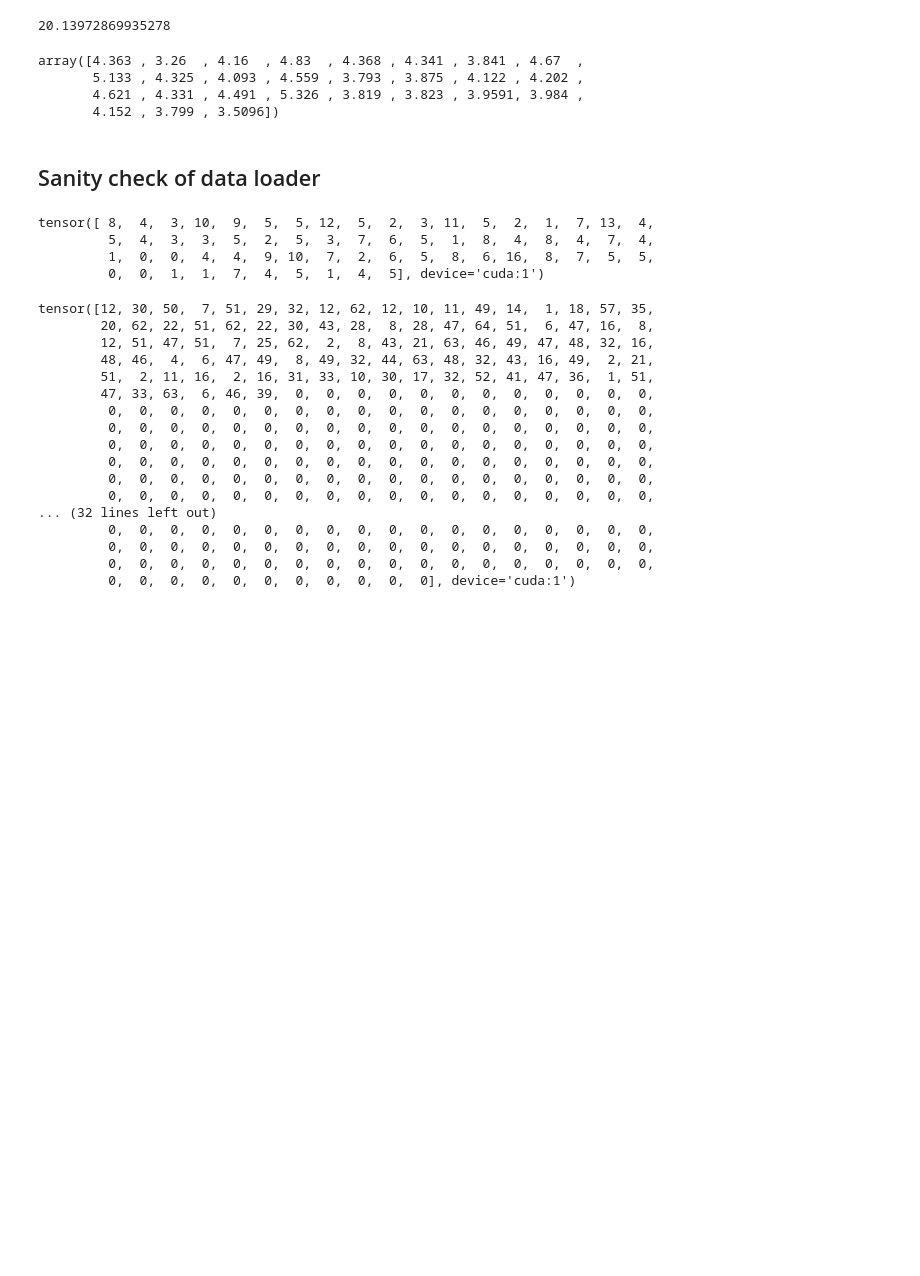
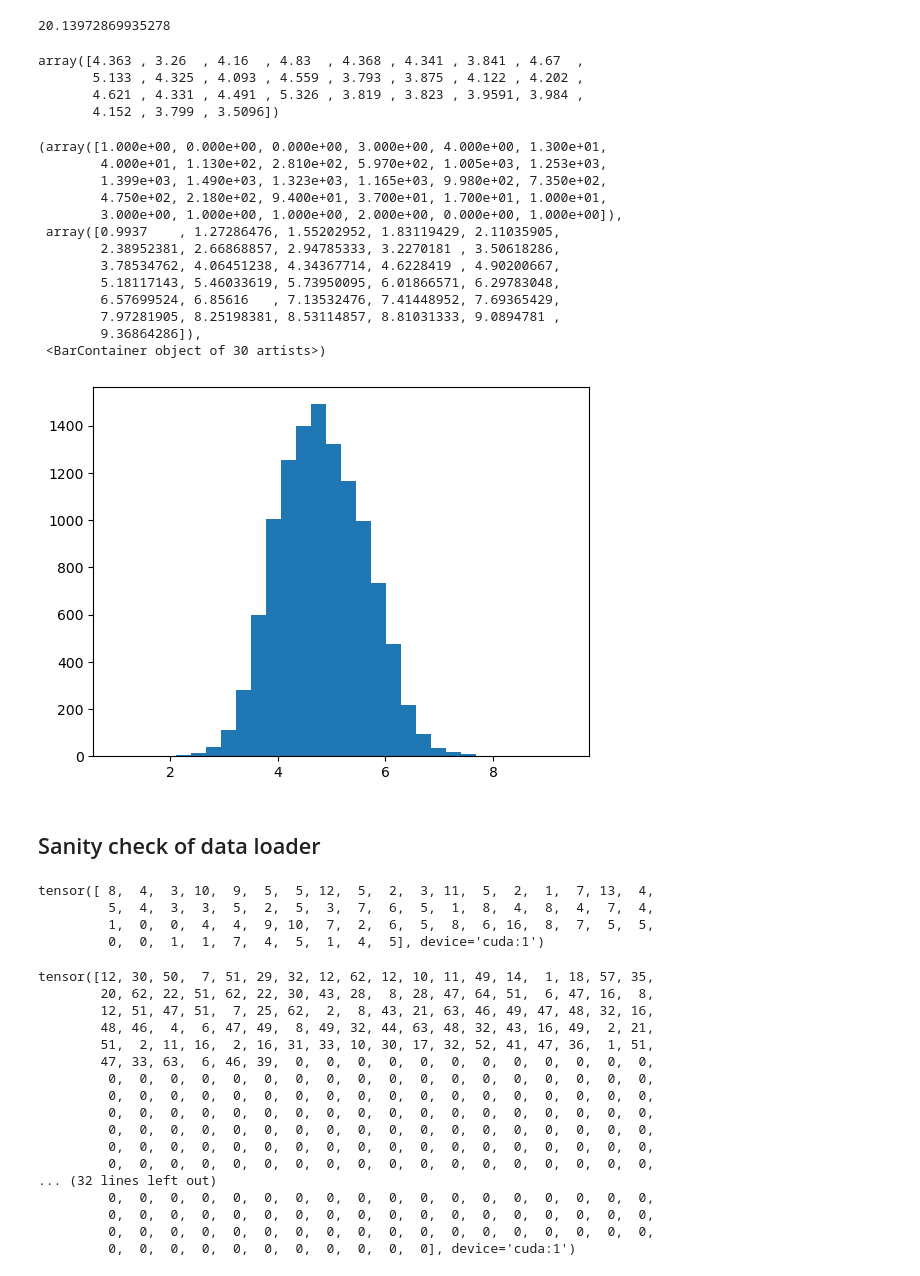
Before and after one commit to f-krause/master-thesis, a Jupyter notebook: experiments/sanity_checks_data.ipynb, the cells around one changed output. Drawn from its saved outputs; the diff is of its cells as text; code cells hidden in the pictures; blank space fills up the shorter version.

```diff
--- a/experiments/sanity_checks_data.ipynb
+++ b/experiments/sanity_checks_data.ipynb
@@ -80,6 +27,26 @@ array([4.363 , 3.26  , 4.16  , 4.83  , 4.368 , 4.341 , 3.841 , 4.67  ,
        5.133 , 4.325 , 4.093 , 4.559 , 3.793 , 3.875 , 4.122 , 4.202 ,
        4.621 , 4.331 , 4.491 , 5.326 , 3.819 , 3.823 , 3.9591, 3.984 ,
        4.152 , 3.799 , 3.5096])
+# %%
+mean_targets = [np.nanmean(ordered_dict[key]["targets"]) for key in list(ordered_dict.keys())]
+# %%
+import matplotlib.pylab as plt
+plt.hist(mean_targets, bins=30)
+# %% [output]
+(array([1.000e+00, 0.000e+00, 0.000e+00, 3.000e+00, 4.000e+00, 1.300e+01,
+        4.000e+01, 1.130e+02, 2.810e+02, 5.970e+02, 1.005e+03, 1.253e+03,
+        1.399e+03, 1.490e+03, 1.323e+03, 1.165e+03, 9.980e+02, 7.350e+02,
+        4.750e+02, 2.180e+02, 9.400e+01, 3.700e+01, 1.700e+01, 1.000e+01,
+        3.000e+00, 1.000e+00, 1.000e+00, 2.000e+00, 0.000e+00, 1.000e+00]),
+ array([0.9937    , 1.27286476, 1.55202952, 1.83119429, 2.11035905,
+        2.38952381, 2.66868857, 2.94785333, 3.2270181 , 3.50618286,
+        3.78534762, 4.06451238, 4.34367714, 4.6228419 , 4.90200667,
+        5.18117143, 5.46033619, 5.73950095, 6.01866571, 6.29783048,
+        6.57699524, 6.85616   , 7.13532476, 7.41448952, 7.69365429,
+        7.97281905, 8.25198381, 8.53114857, 8.81031333, 9.0894781 ,
+        9.36864286]),
+ <BarContainer object of 30 artists>)
+[figure, added]
 # %% [markdown]
 ## Sanity check of data loader
 # %%
```
Also changed, not shown: parts of 21 cells of this notebook, 3 other files.
